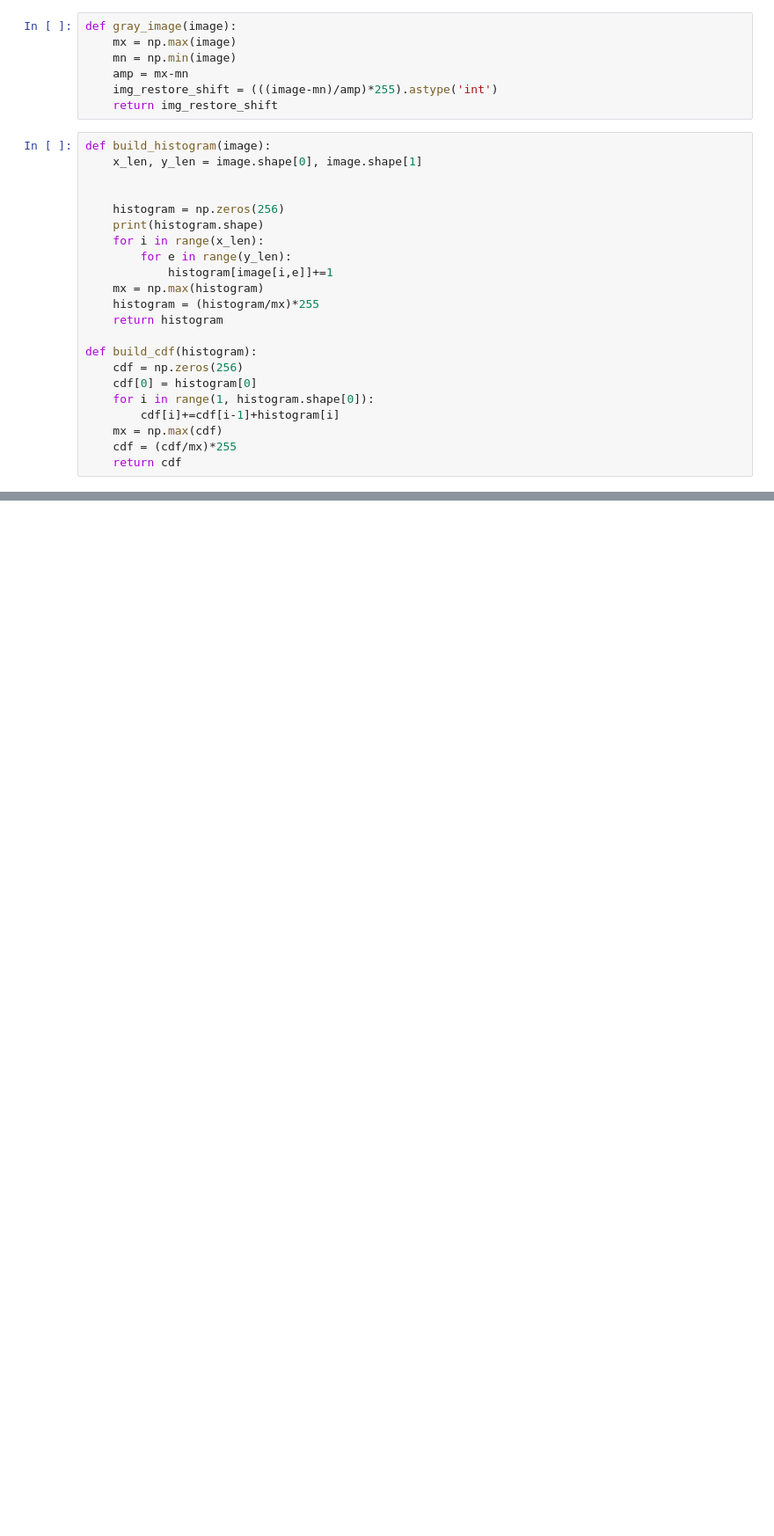
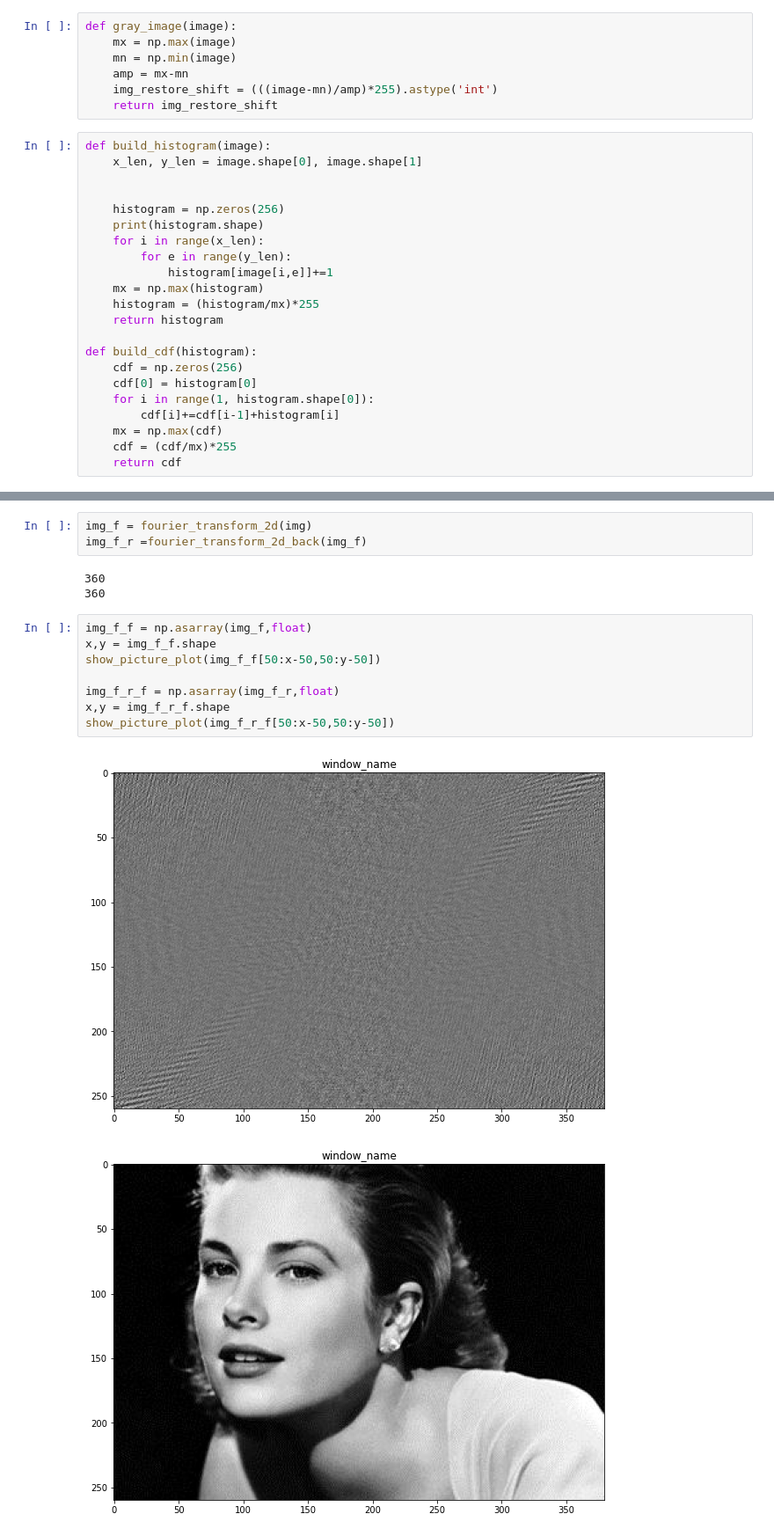
Before and after one commit to dolphinLesha/data_interpretation2, a Jupyter notebook: notebooks/task8.ipynb, the cells around one changed output, grey strips where cells are left out. Shown at 88% size. Drawn from its saved outputs; the diff is of its cells as text; blank space fills up the shorter version.

```diff
--- a/notebooks/task8.ipynb
+++ b/notebooks/task8.ipynb
@@ -551,0 +616,17 @@ Deprecated in NumPy 1.20; for more details and guidance: https://numpy.org/devdo
+# %%
+img_f = fourier_transform_2d(img)
+img_f_r =fourier_transform_2d_back(img_f)
+# %% [output]
+360
+360
+# %%
+img_f_f = np.asarray(img_f,float)
+x,y = img_f_f.shape
+show_picture_plot(img_f_f[50:x-50,50:y-50])
+
+img_f_r_f = np.asarray(img_f_r,float)
+x,y = img_f_r_f.shape
+show_picture_plot(img_f_r_f[50:x-50,50:y-50])
+# %% [output]
+[figure, added]
+[figure, added]
```
Also changed, not shown: parts of 14 cells of this notebook.
